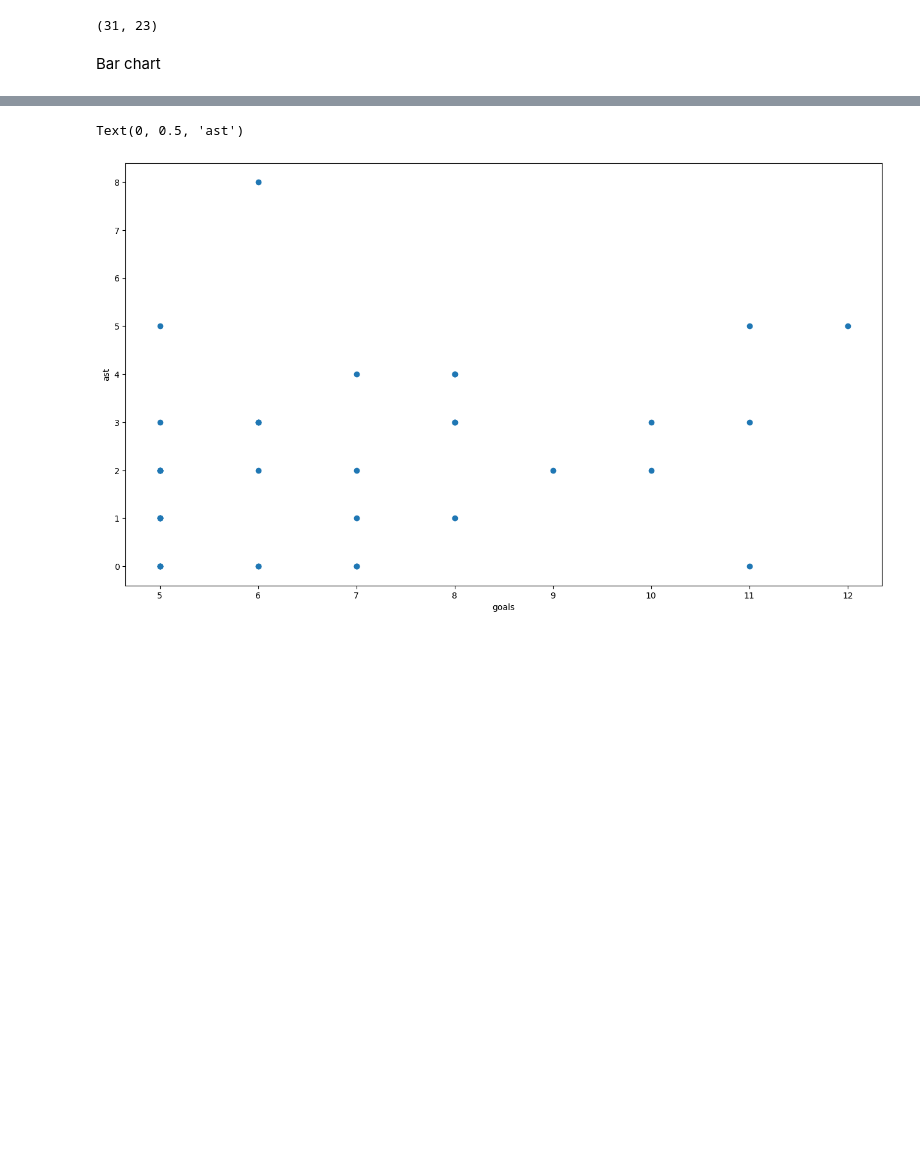
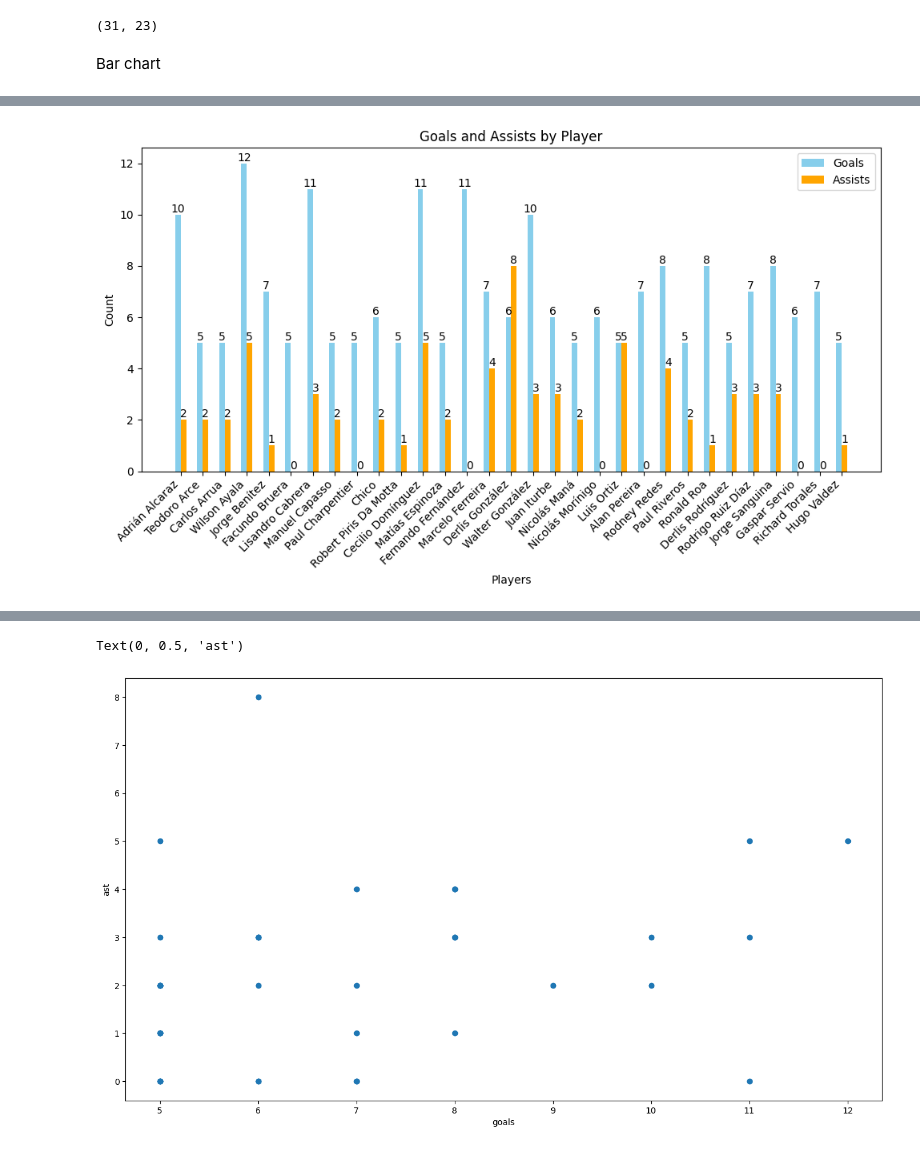
Before and after one commit to axelbol/football-analysis, a Jupyter notebook: twitter_content.ipynb, the cells around one changed output, grey strips where cells are left out. Drawn from its saved outputs; the diff is of its cells as text; code cells hidden in the pictures; blank space fills up the shorter version.

```diff
--- a/twitter_content.ipynb
+++ b/twitter_content.ipynb
@@ -253,0 +254,46 @@ plt.show()
+# %%
+import matplotlib.pyplot as plt
+import numpy as np
+import pandas as pd
+
+# Example DataFrame
+data = {
+    'names': ['Player1', 'Player2', 'Player3', 'Player4'],
+    'goals': [10, 15, 8, 20],
+    'assists': [5, 7, 10, 6]
+}
+df = pd.DataFrame(data)
+
+# Bar chart parameters
+x = np.arange(len(df_filter_goals['player']))  # X-axis positions
+width = 0.25  # Bar width
+
+# Create the bar chart
+fig, ax = plt.subplots(figsize=(10, 6))
+bars1 = ax.bar(x - width/2, df_filter_goals['goals'], width, label='Goals', color='skyblue')
+bars2 = ax.bar(x + width/2, df_filter_goals['ast'], width, label='Assists', color='orange')
+
+# Add labels, title, and legend
+ax.set_xlabel('Players')
+ax.set_ylabel('Count')
+ax.set_title('Goals and Assists by Player')
+ax.set_xticks(x)
+ax.set_xticklabels(df_filter_goals['player'])
+ax.legend()
+
+# Display values on top of bars
+def add_labels(bars):
+    for bar in bars:
+        height = bar.get_height()
+        ax.text(bar.get_x() + bar.get_width()/2, height, f'{int(height)}',
+                ha='center', va='bottom')
+
+add_labels(bars1)
+add_labels(bars2)
+
+plt.xticks(rotation=45, ha='right')
+# Show the chart
+plt.tight_layout()
+plt.show()
+# %% [output]
+[figure, added]
```
Also changed, not shown: parts of 6 cells of this notebook.
